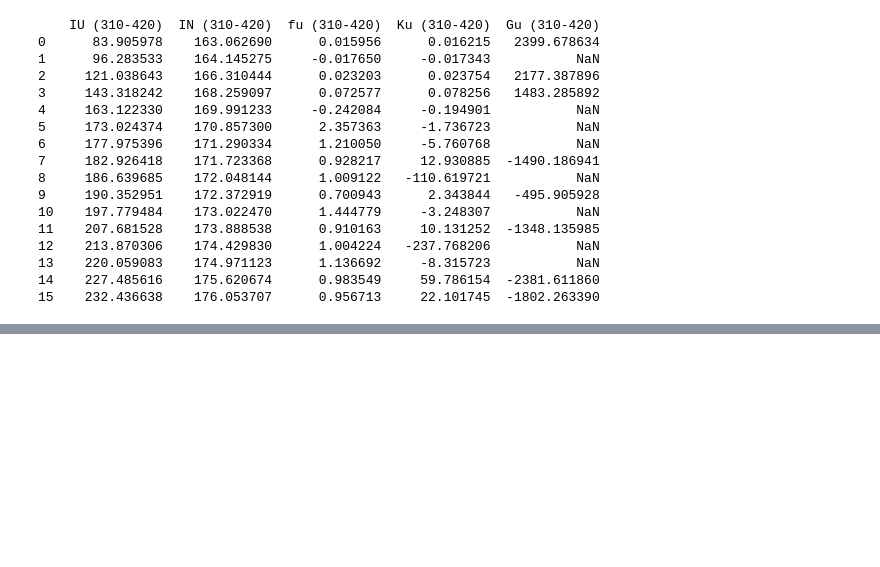
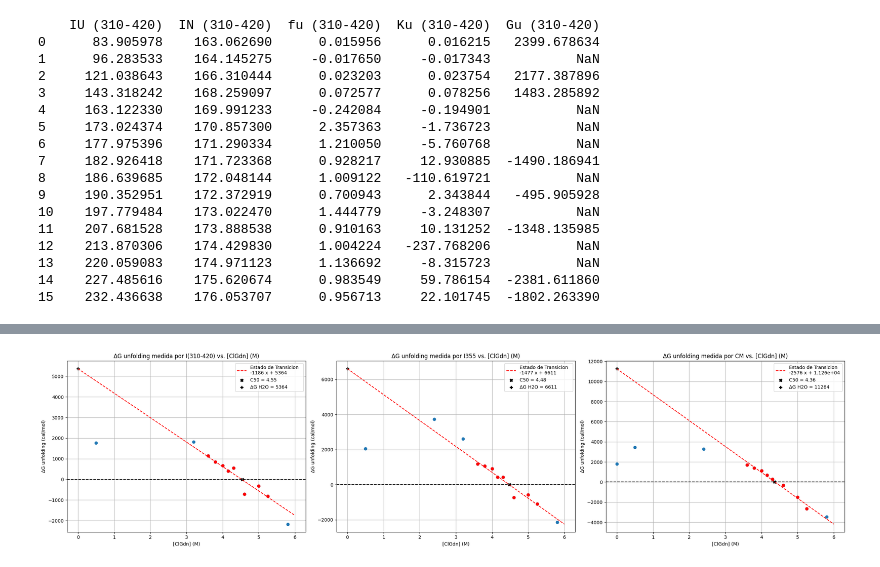
Before and after one commit to Juan-Cruz-P/QB2B-TP2, a Jupyter notebook: analisis.ipynb, the cells around one changed output, grey strips where cells are left out. Drawn from its saved outputs; the diff is of its cells as text; code cells hidden in the pictures; blank space fills up the shorter version.

```diff
--- a/analisis.ipynb
+++ b/analisis.ipynb
@@ -311,0 +333,95 @@ for column in ['I(310-420)', 'I355', 'CM']:
+# %%
+from sklearn.metrics import r2_score
+import scipy.optimize as optimize
+
+
+# Distinguir los puntos
+Puntos_IU = 3
+Puntos_IN = 5
+figura=(24, 6)
+
+
+# Create a figure with 3 subplots
+fig, axs = plt.subplots(1, 3, figsize=figura)
+
+
+for i, column in enumerate(['I(310-420)', 'I355', 'CM']):
+    x_IU = combined_df['ClGdn (M)'].iloc[-Puntos_IU:]
+    y_IU = combined_df[column].iloc[-Puntos_IU:]
+
+
+    x_IN = combined_df['ClGdn (M)'].iloc[1:Puntos_IN]
+    y_IN = combined_df[column].iloc[1:Puntos_IN]
+
+
+    # Regresion lineal de cada conjunto
+    z_IU = np.polyfit(x_IU, y_IU, 1)
+    p_IU = np.poly1d(z_IU)
+    #R2_IU = r2_score(y_IU, p_IU(x_IU))
+
+
+    z_IN = np.polyfit(x_IN, y_IN, 1)
+    p_IN = np.poly1d(z_IN)
+
+
+    '''SEGUNDO GRAFICO'''
+    # Fracciones calculadas de IU e IN
+    ITotal_df = pd.DataFrame({
+    'IU_'+column: p_IU(combined_df['ClGdn (M)']),
+    'IN_'+column: p_IN(combined_df['ClGdn (M)'])
+    })
+
+
+    # Fracciones desplegadas
+    ITotal_df['fu_'+column] = (combined_df[column] - ITotal_df['IN_'+column]) / (ITotal_df['IU_'+column] - ITotal_df['IN_'+column])
+    #print(ITotal_df)
+
+    '''TERCER GRAFICO'''
+    # Calculate Ku and Gu
+    ITotal_df['Ku_'+column] = ITotal_df['fu_'+column] / (1 - ITotal_df['fu_'+column])
+    ITotal_df['Gu_'+column] = -R_cte * T_cte * np.log(ITotal_df['Ku_'+column])
+
+
+    # Plot data
+    axs[i].plot(combined_df['ClGdn (M)'], ITotal_df['Gu_'+column], marker='o', linestyle='')
+
+
+    # Linear regression
+    x_IT, y_IT = combined_df['ClGdn (M)'].iloc[Puntos_IN:len(combined_df['ClGdn (M)'])-Puntos_IU], ITotal_df['Gu_'+column].iloc[Puntos_IN:len(combined_df['ClGdn (M)'])-Puntos_IU]
+    axs[i].plot(x_IT, y_IT, marker='o', linestyle='', color='red')
+
+
+    # Fit line
+    p_IT = np.poly1d(np.polyfit(x_IT, y_IT, 1))
+
+
+    # Plot fit line
+    xp_IT = np.linspace(0, 6, 100)
+    axs[i].plot(xp_IT, p_IT(xp_IT), linestyle='--', color='red', label='Estado de Transicion {}'.format(p_IT))
+
+
+    # Find and plot y=0 point
+    x_zero = np.abs(p_IT(xp_IT)).argmin()
+    axs[i].scatter(xp_IT[x_zero], 0, color='Black', marker='X', label='C50 = {}'.format(round(xp_IT[x_zero], 2)))
+    axs[i].scatter(0, p_IT(0), color='Black', marker='P', label='ΔG H2O = {}'.format(round(p_IT(0))))
+
+
+    # Add horizontal line at y=0
+    axs[i].axhline(y=0, color='black', linestyle='--')
+
+
+    # Add labels and title
+    axs[i].set_xlabel('[ClGdn] (M)')
+    axs[i].set_ylabel('ΔG unfolding (cal/mol)')
+    axs[i].set_title('ΔG unfolding medida por '+column+ ' vs. [ClGdn] (M)')
+    axs[i].grid(True)
+    axs[i].legend()
+
+
+# Layout so plots do not overlap
+fig.tight_layout()
+
+
+plt.show()
+# %% [output]
+[figure, added]
```
Also changed, not shown: parts of 3 cells of this notebook.
